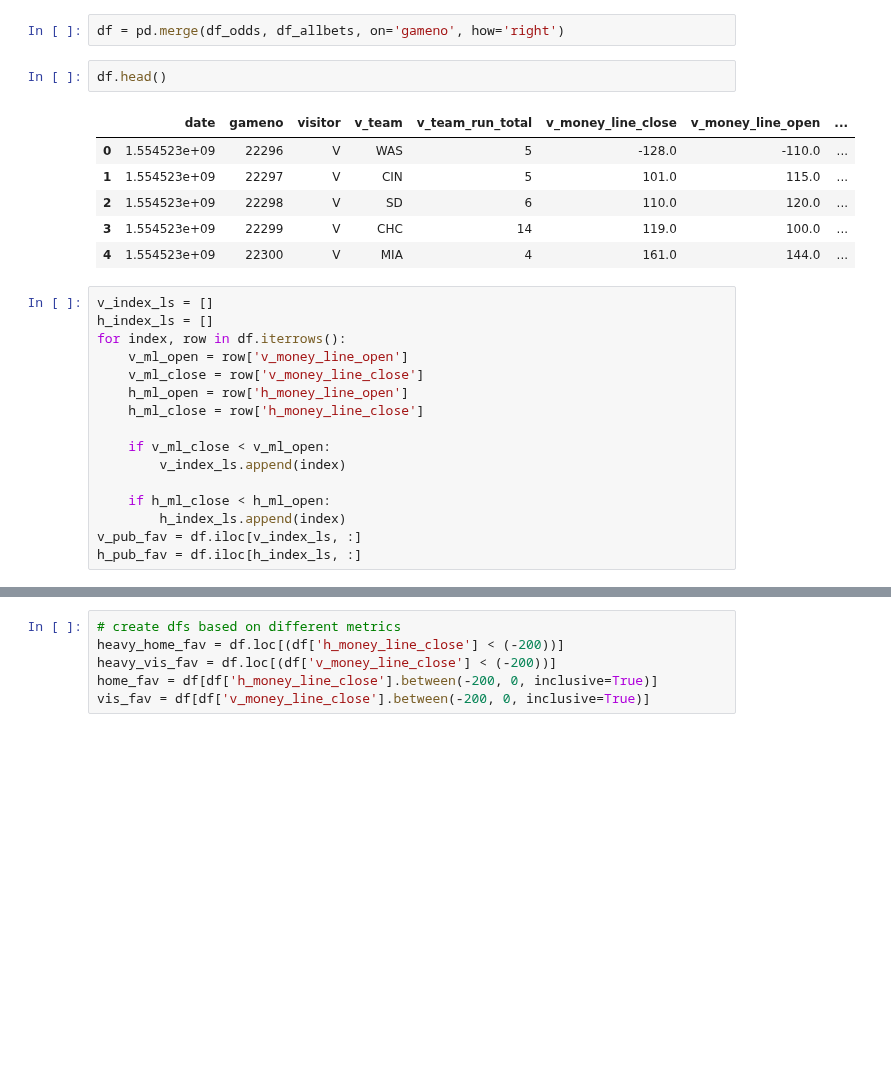
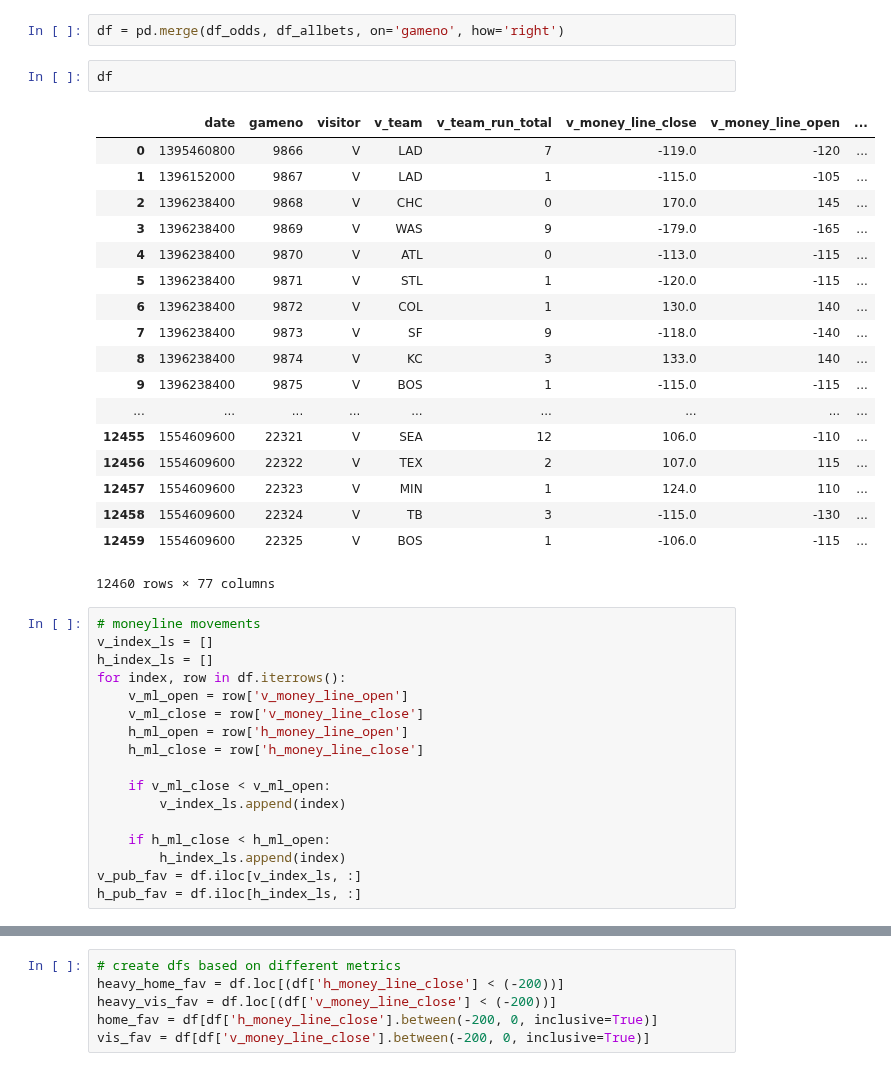
Before and after one commit to jacoblucas95/MLB-Betting-Strategies, a Jupyter notebook: portfolio_testing/jacob_analysis.ipynb, the cells around one changed output, grey strips where cells are left out. Saved outputs shown, nothing was run; the diff lists cells and outputs as text; blank space fills up the shorter version.

```diff
--- a/portfolio_testing/jacob_analysis.ipynb
+++ b/portfolio_testing/jacob_analysis.ipynb
@@ -12,15 +12,28 @@ df_allbets = pd.read_pickle('portfolio.pickle')
 # %%
 df = pd.merge(df_odds, df_allbets, on='gameno', how='right')
 # %%
-df.head()
+df
 # %% [output]
 |  | date | gameno | visitor | v_team | v_team_run_total | v_money_line_close | v_money_line_open | ... |
-| 0 | 1.554523e+09 | 22296 | V | WAS | 5 | -128.0 | -110.0 | ... |
-| 1 | 1.554523e+09 | 22297 | V | CIN | 5 | 101.0 | 115.0 | ... |
-| 2 | 1.554523e+09 | 22298 | V | SD | 6 | 110.0 | 120.0 | ... |
-| 3 | 1.554523e+09 | 22299 | V | CHC | 14 | 119.0 | 100.0 | ... |
-| 4 | 1.554523e+09 | 22300 | V | MIA | 4 | 161.0 | 144.0 | ... |
+| 0 | 1395460800 | 9866 | V | LAD | 7 | -119.0 | -120 | ... |
+| 1 | 1396152000 | 9867 | V | LAD | 1 | -115.0 | -105 | ... |
+| 2 | 1396238400 | 9868 | V | CHC | 0 | 170.0 | 145 | ... |
+| 3 | 1396238400 | 9869 | V | WAS | 9 | -179.0 | -165 | ... |
+| 4 | 1396238400 | 9870 | V | ATL | 0 | -113.0 | -115 | ... |
+| 5 | 1396238400 | 9871 | V | STL | 1 | -120.0 | -115 | ... |
+| 6 | 1396238400 | 9872 | V | COL | 1 | 130.0 | 140 | ... |
+| 7 | 1396238400 | 9873 | V | SF | 9 | -118.0 | -140 | ... |
+| 8 | 1396238400 | 9874 | V | KC | 3 | 133.0 | 140 | ... |
+| 9 | 1396238400 | 9875 | V | BOS | 1 | -115.0 | -115 | ... |
+| ... | ... | ... | ... | ... | ... | ... | ... | ... |
+| 12455 | 1554609600 | 22321 | V | SEA | 12 | 106.0 | -110 | ... |
+| 12456 | 1554609600 | 22322 | V | TEX | 2 | 107.0 | 115 | ... |
+| 12457 | 1554609600 | 22323 | V | MIN | 1 | 124.0 | 110 | ... |
+| 12458 | 1554609600 | 22324 | V | TB | 3 | -115.0 | -130 | ... |
+| 12459 | 1554609600 | 22325 | V | BOS | 1 | -106.0 | -115 | ... |
+12460 rows × 77 columns
 # %%
+# moneyline movements
 v_index_ls = []
 h_index_ls = []
 for index, row in df.iterrows():
```
Also changed, not shown: parts of 15 cells of this notebook, 7 other files.
